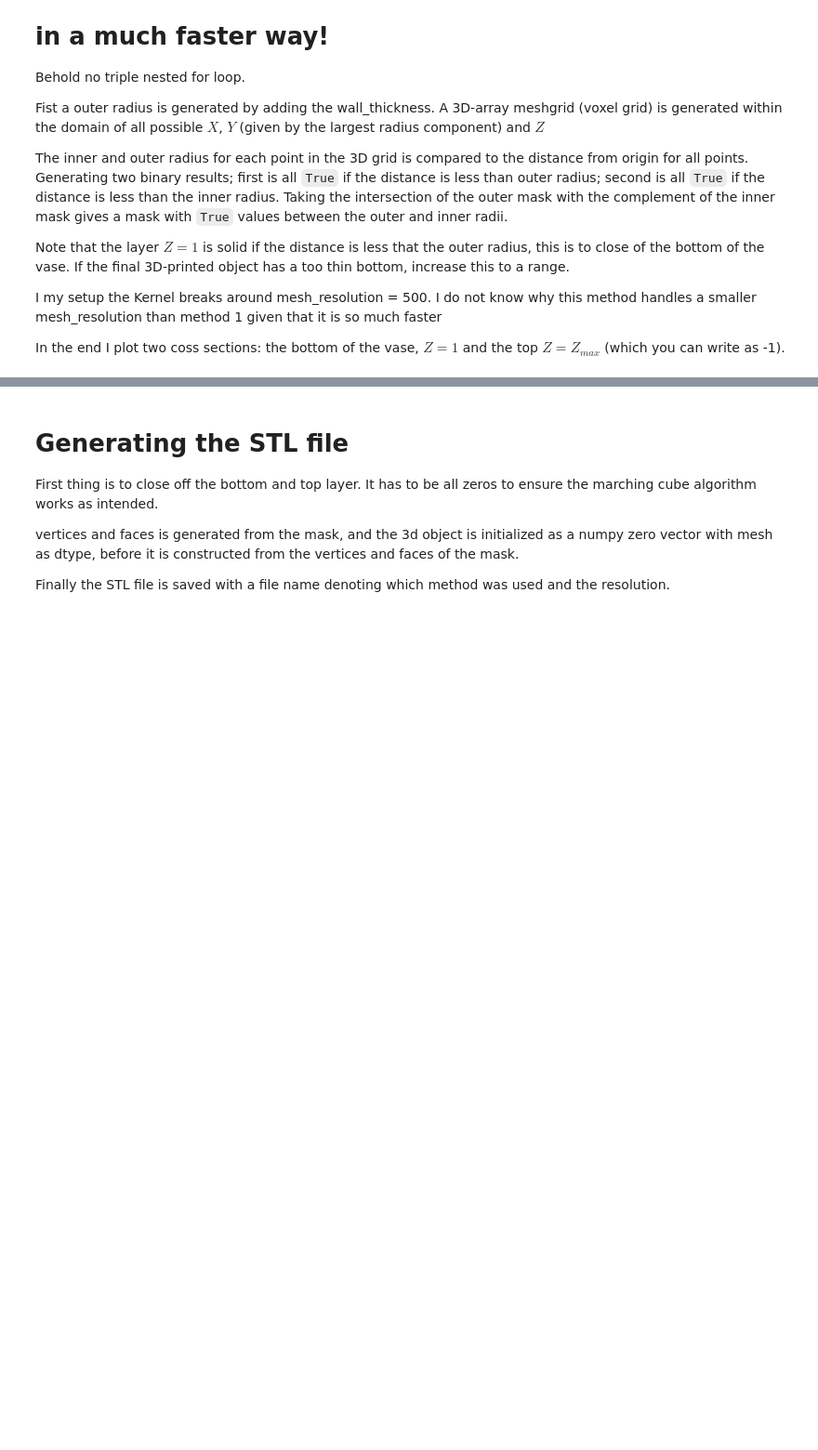
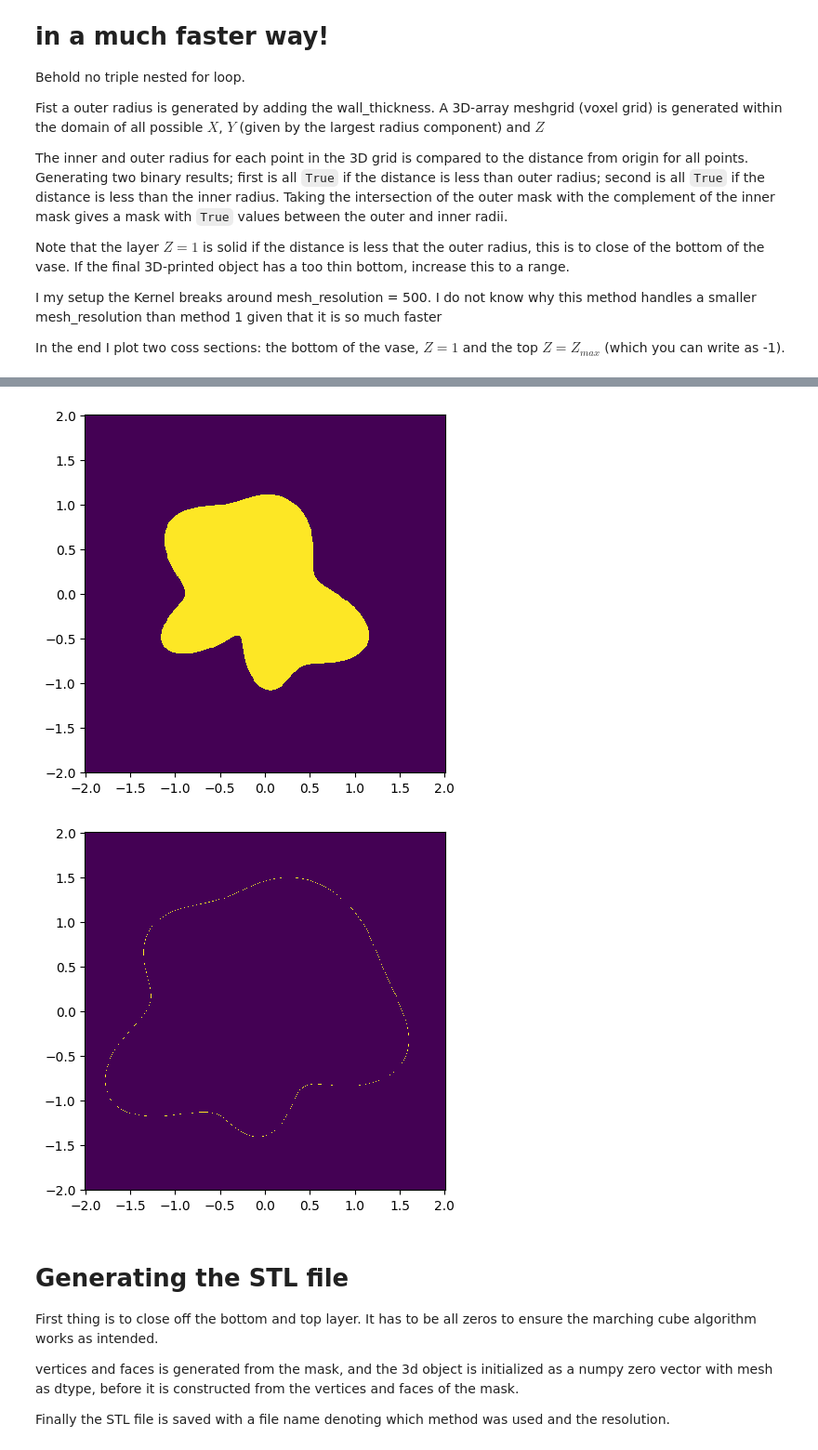
Before and after one commit to SpangeJ/Code, a Jupyter notebook: Python/3D_printing/vase/vase.ipynb, the cells around one changed output, grey strips where cells are left out. Shown at 93% size. Saved outputs shown, nothing was run; the diff lists cells and outputs as text; code cells hidden in the pictures; blank space fills up the shorter version.

```diff
--- a/Python/3D_printing/vase/vase.ipynb
+++ b/Python/3D_printing/vase/vase.ipynb
@@ -222,3 +172,56 @@ plt.close(fig)
+# %%
+method = 2
+# This cell creates the mask faster.
+# NB! for mesh_resolution > 500 it will crash!
+
+# Calculate R, X, Y for the inner surface
+R_outer = R + wall_thickness
+X_outer = R_outer * np.cos(T)
+Y_outer = R_outer * np.sin(T)
+
+# Create voxel grid
+xv, yv, zv = np.meshgrid(
+    np.linspace(X_outer.min(), X_outer.max(), mesh_resolution),
+    np.linspace(Y_outer.min(), Y_outer.max(), mesh_resolution),
+    np.linspace(Z.min(), Z.max(), mesh_resolution),
+    indexing='ij'
+)
+
+# Compute distances from the origin for all points in the voxel grid
+distances = np.sqrt(xv**2 + yv**2)
+
+# Create masks for the outer and inner surfaces based on the angle and height
+T_grid = np.arctan2(yv, xv)  # Angle theta
+Z_grid = zv  # Height z
+
+# Calculate corresponding radius for each point in the voxel grid
+R_grid = Radius(T_grid, Z_grid)
+R_outer_grid = R_grid + wall_thickness
+
+# Create masks based on calculated radii
+mask_outer = distances <= R_outer_grid
+mask_inner = distances < R_grid
+
+# Fill the voxels between the inner and outer surfaces
+mask = mask_outer & ~mask_inner
+
+# Make the bottom layer solid (NB! from Z = 1, not 0 because the top and bottom plane is all 0's
+bottom_layer_radius = R_grid[:,:,1:floor_thickness+1]
+mask[:, :, 1:floor_thickness+1] = distances[:, :, 1:floor_thickness+1] <= bottom_layer_radius
+
+x2d, y2d = np.meshgrid(x, y)
+fig = plt.figure(figsize=(5,5))
+plt.pcolormesh(x2d, y2d, mask[:, :, 1])
+plt.show()
+plt.close(fig)
+
+fig = plt.figure(figsize=(5,5))
+plt.pcolormesh(x2d, y2d, mask[:, :, -1])
+plt.show()
+plt.close(fig)
+# %% [output]
+[figure, added]
+[figure, added]
 # %% [markdown]
 # Generating the STL file
 First thing is to close off the bottom and top layer. It has to be all zeros to ensure the marching cube algorithm works as intended.
```
Also changed, not shown: parts of 4 cells of this notebook.
